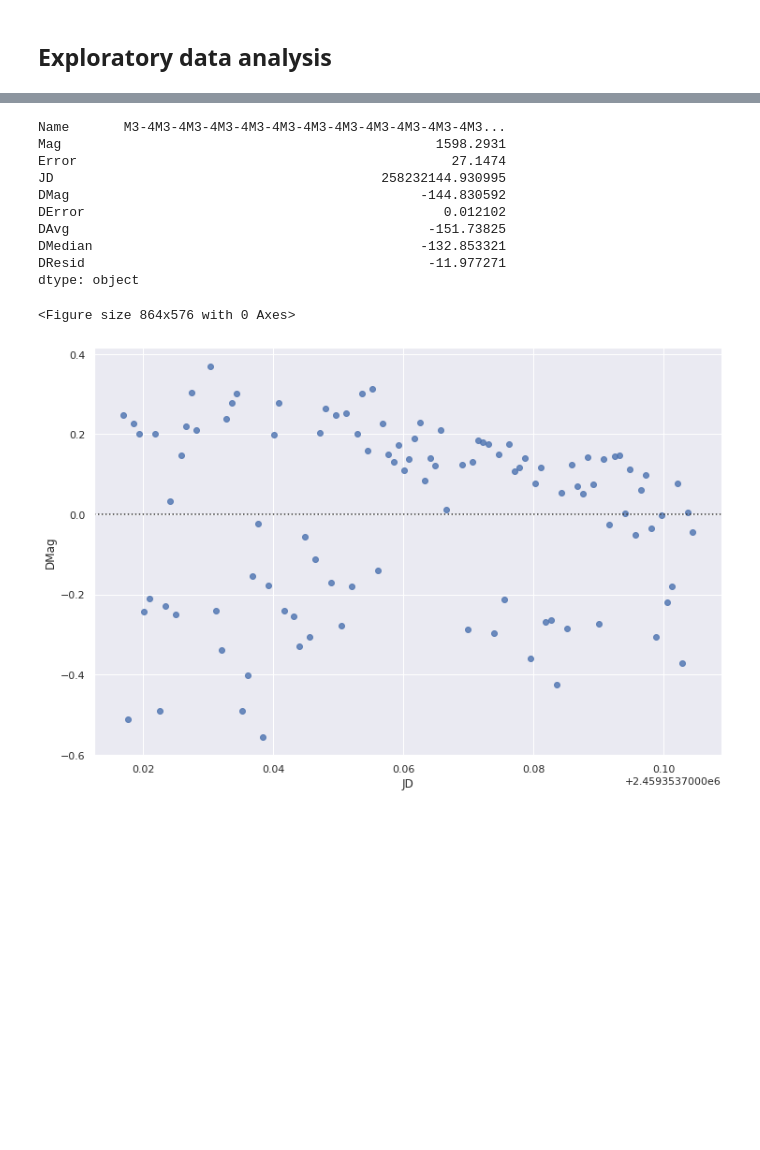
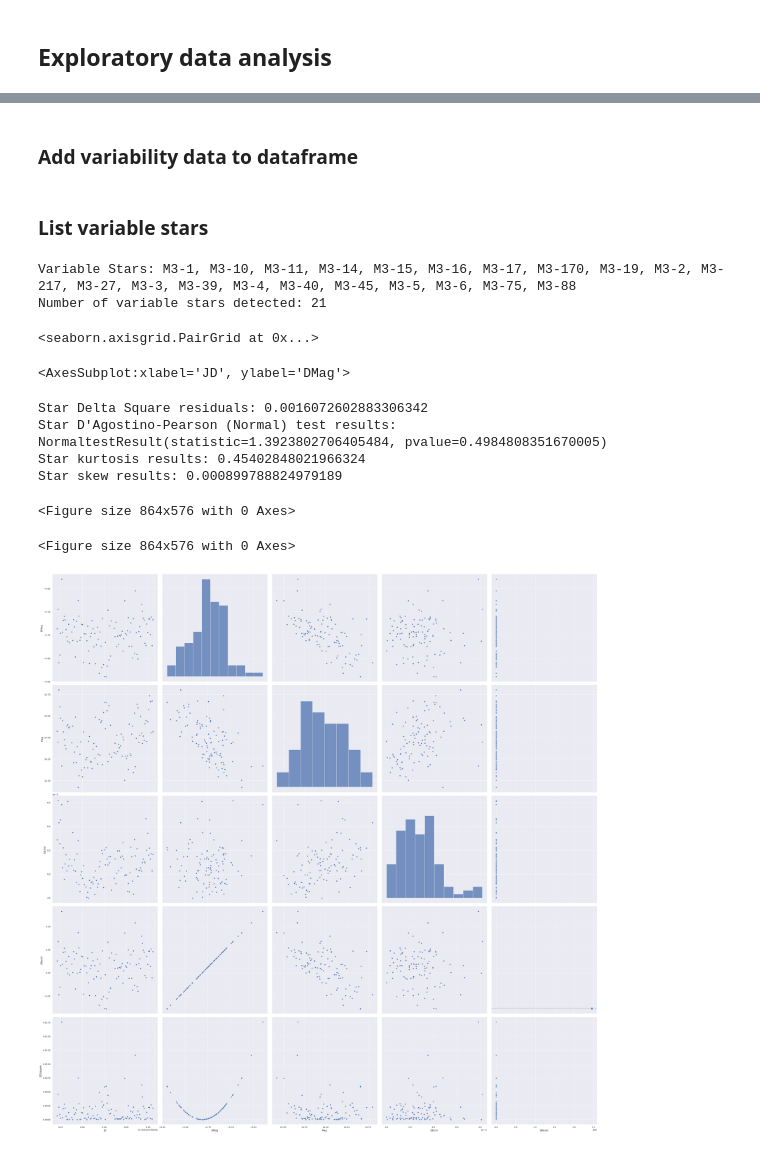
Before and after one commit to HMVoden/differential-photometry, a Jupyter notebook: VariationDetectionSandbox.ipynb, the cells around one changed output, grey strips where cells are left out. Saved outputs shown, nothing was run; the diff lists cells and outputs as text; code cells hidden in the pictures; blank space fills up the shorter version.

```diff
--- a/VariationDetectionSandbox.ipynb
+++ b/VariationDetectionSandbox.ipynb
@@ -45,10 +46,5 @@ def diff_phot(star, df):
 
 
 df = df.groupby("Name").apply(diff_phot, df)
-# %%
-def w_avg(df, values, weights):
-    d = df[values]
-    w = df[weights]
-    return (d * w).sum() / w.sum()
 # %% [markdown]
 ## Exploratory data analysis
@@ -55,32 +53,64 @@ def w_avg(df, values, weights):
+# %%
+def w_avg(df, values, weights):
+    d = df[values]
+    w = df[weights]
+    df["DAvg"] = (d * w).sum() / w.sum()
+    return df
+df = df.groupby("Name").apply(w_avg, values="DMag", weights="DError")
+df["DResid"] = df["DMag"] - df["DAvg"]
+df["DDSquare"] = df["DResid"]**2
+# %% [markdown]
+### Add variability data to dataframe
+# %%
+from scipy.stats import kurtosis, skew
+def is_variable(df, values, threshold):
+    df["Variable"] = df[values].mean() >= threshold
+    return df
+average_DDSquare = df["DDSquare"].mean()
+df = df.groupby("Name").apply(is_variable, values="DDSquare", threshold=average_DDSquare)
+# %% [markdown]
+### List variable stars
+# %%
+from IPython.core.interactiveshell import InteractiveShell
+
+InteractiveShell.ast_node_interactivity = "all"
+
+unique_stars = np.unique(df[df["Variable"] == True]["Name"])
+print(f"Variable Stars: {', '.join(unique_stars)}")
+print(f"Number of variable stars detected: {len(unique_stars)}")
+# %% [output]
+Variable Stars: M3-1, M3-10, M3-11, M3-14, M3-15, M3-16, M3-17, M3-170, M3-19, M3-2, M3-217, M3-27, M3-3, M3-39, M3-4, M3-40, M3-45, M3-5, M3-6, M3-75, M3-88
+Number of variable stars detected: 21
 # %%
 import seaborn as sns
 import matplotlib.pyplot as plt
 import statsmodels.api as sm
 from statsmodels.formula.api import ols
+from scipy.stats import shapiro, normaltest
 sns.set_theme(style="darkgrid")
 fig1 = plt.figure(figsize=(12,8))
 fig2 = plt.figure(figsize=(12,8))
-star_name = "M3-4"
-star = df[(df["Name"] == star_name) & (df.index.day == 19)].copy()
-star["DAvg"] = w_avg(star, "DMag", "DError")
-star["DMedian"] = star["DMag"].median()
-star["DResid"] = star["DMag"] - star["DMedian"]
-#model = ols('DMedian ~ DMag', data=star).fit()
+star_name = "M3-112"
+
+star = df[(df["Name"] == star_name) & (df["Time"].dt.day == 19)].copy()
 #sns.scatterplot(data=star, x="Time", y="DResid", ax=fig1.gca())
 #sm.graphics.plot_regress_exog(model, 'DMag', fig=fig2)
-sns.pairplot(star, x_vars=["JD", "DError", "DMag", "DResid"], y_vars=["DMag", "DResid", "DError"], height=8)
+sns.pairplot(star, x_vars=["JD", "DMag","Mag", "DError", "DResid"], y_vars=["DMag", "Mag", "DError", "DResid",  "DDSquare"], height=8)
 sns.residplot(data=star, x="JD", y="DMag")
-star.sum()
+d_square_sum_residuals = star["DDSquare"].mean()
+k = kurtosis(star["DResid"], fisher=True)
+s = skew(star["DResid"])
+print(f"Star Delta Square residuals: {d_square_sum_residuals}")
+print(f"Star D'Agostino-Pearson (Normal) test results: {normaltest(star['DResid'])}")
+print(f"Star kurtosis results: {k}")
+print(f"Star skew results: {s}")
 # %% [output]
-Name       M3-4M3-4M3-4M3-4M3-4M3-4M3-4M3-4M3-4M3-4M3-4M3...
-Mag                                                1598.2931
-Error                                                27.1474
-JD                                          258232144.930995
-DMag                                             -144.830592
-DError                                              0.012102
-DAvg                                              -151.73825
-DMedian                                          -132.853321
-DResid                                            -11.977271
-dtype: object
+<seaborn.axisgrid.PairGrid at 0x...>
-<Figure size 864x576 with 0 Axes>
+<AxesSubplot:xlabel='JD', ylabel='DMag'>
+Star Delta Square residuals: 0.0016072602883306342
+Star D'Agostino-Pearson (Normal) test results: NormaltestResult(statistic=1.3923802706405484, pvalue=0.4984808351670005)
+Star kurtosis results: 0.45402848021966324
+Star skew results: 0.000899788824979189
+<Figure size 864x576 with 0 Axes>
+<Figure size 864x576 with 0 Axes>
-[figure, old version]
+[figure, new version]
```
Also changed, not shown: parts of 5 cells of this notebook, 3 other files.
